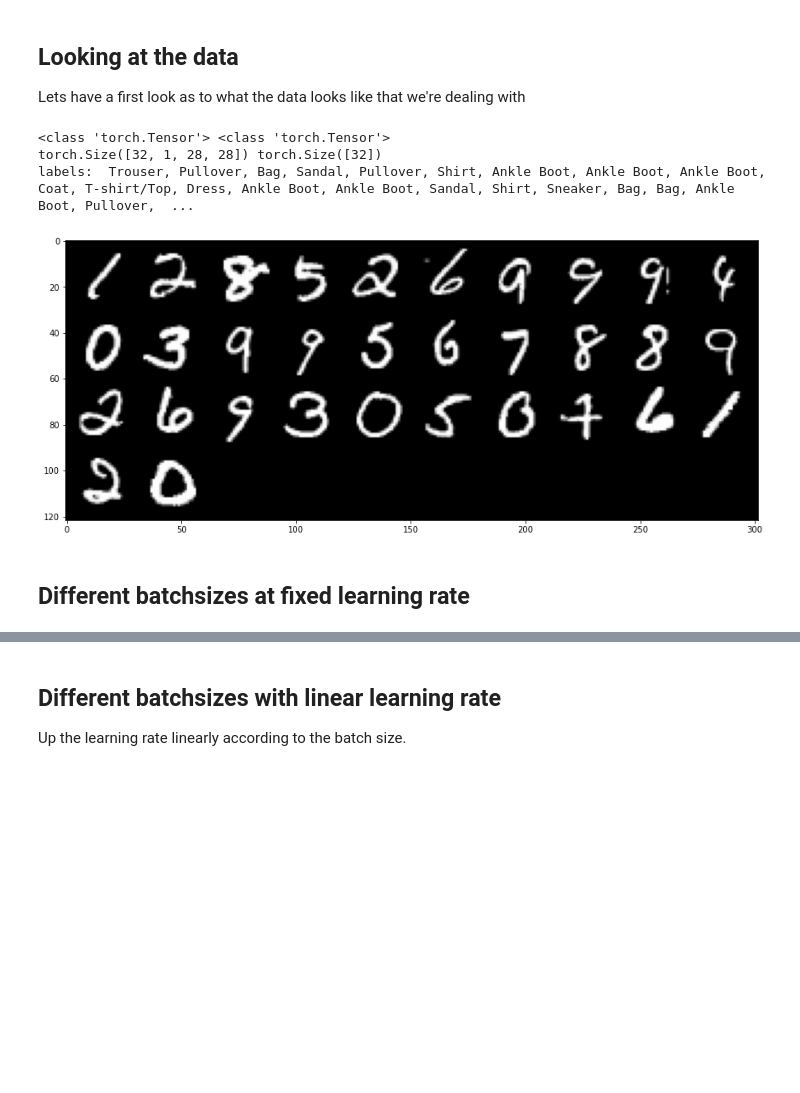
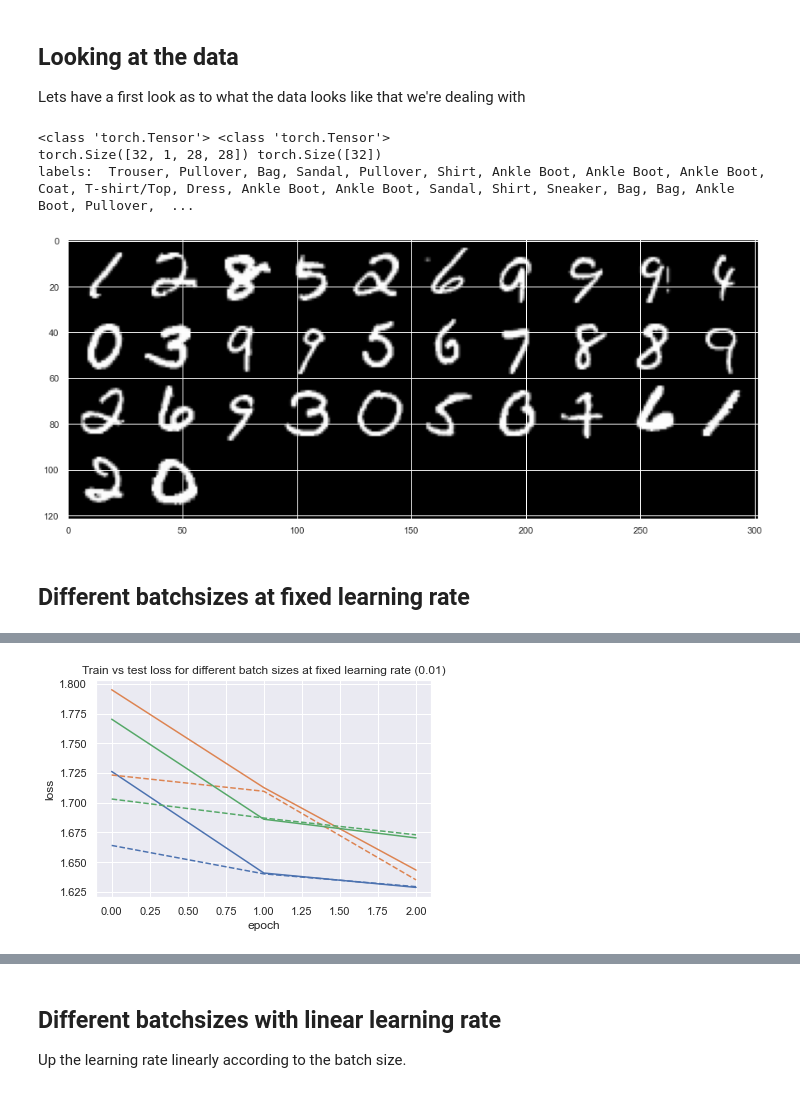
Before and after one commit to Alexanderstaehle/OM_project, a Jupyter notebook: experiments.ipynb, the cells around one changed output, grey strips where cells are left out. Saved outputs shown, nothing was run; the diff lists cells and outputs as text; code cells hidden in the pictures; blank space fills up the shorter version.

Commit message:
First plots

```diff
--- a/experiments.ipynb
+++ b/experiments.ipynb
@@ -14,6 +13,8 @@ from sam import SAM
 # %%
 initialize_env()
 device = "cuda" if torch.cuda.is_available() else "cpu"
+sns.set_theme()
+color_map = sns.color_palette(as_cmap=True)
 # %% [markdown]
 ## Looking at the data
 Lets have a first look as to what the data looks like that we're dealing with
@@ -36,7 +37,6 @@ def output_label(label):
 # %%
 # demo_loader, _ = load_fashion_mnist(batch_size=10)
 demo_loader, _ = load_mnist()
-
 
 batch = next(iter(demo_loader))
 images, labels = batch
@@ -53,6 +53,13 @@ for i, label in enumerate(labels):
 <class 'torch.Tensor'> <class 'torch.Tensor'>
 torch.Size([32, 1, 28, 28]) torch.Size([32])
 labels:  Trouser, Pullover, Bag, Sandal, Pullover, Shirt, Ankle Boot, Ankle Boot, Ankle Boot, Coat, T-shirt/Top, Dress, Ankle Boot, Ankle Boot, Sandal, Shirt, Sneaker, Bag, Bag, Ankle Boot, Pullover,  ...
-[figure, old version]
+[figure, new version]
 # %% [markdown]
 ## Different batchsizes at fixed learning rate
+# %%
+models_dict_fixed = {}
+batch_sizes = [32, 64, 128, 256, 512, 1024]
+# batch_sizes = [32, 64, 128]
+lr = 0.001
+training_epochs = 10
+# %% [output]
@@ -59 +83,2 @@ labels:  Trouser, Pullover, Bag, Sandal, Pullover, Shirt, Ankle Boot, Ankle Boot
+[figure, added]
 # %%
```
Also changed, not shown: parts of 8 cells of this notebook, 3 other files.
